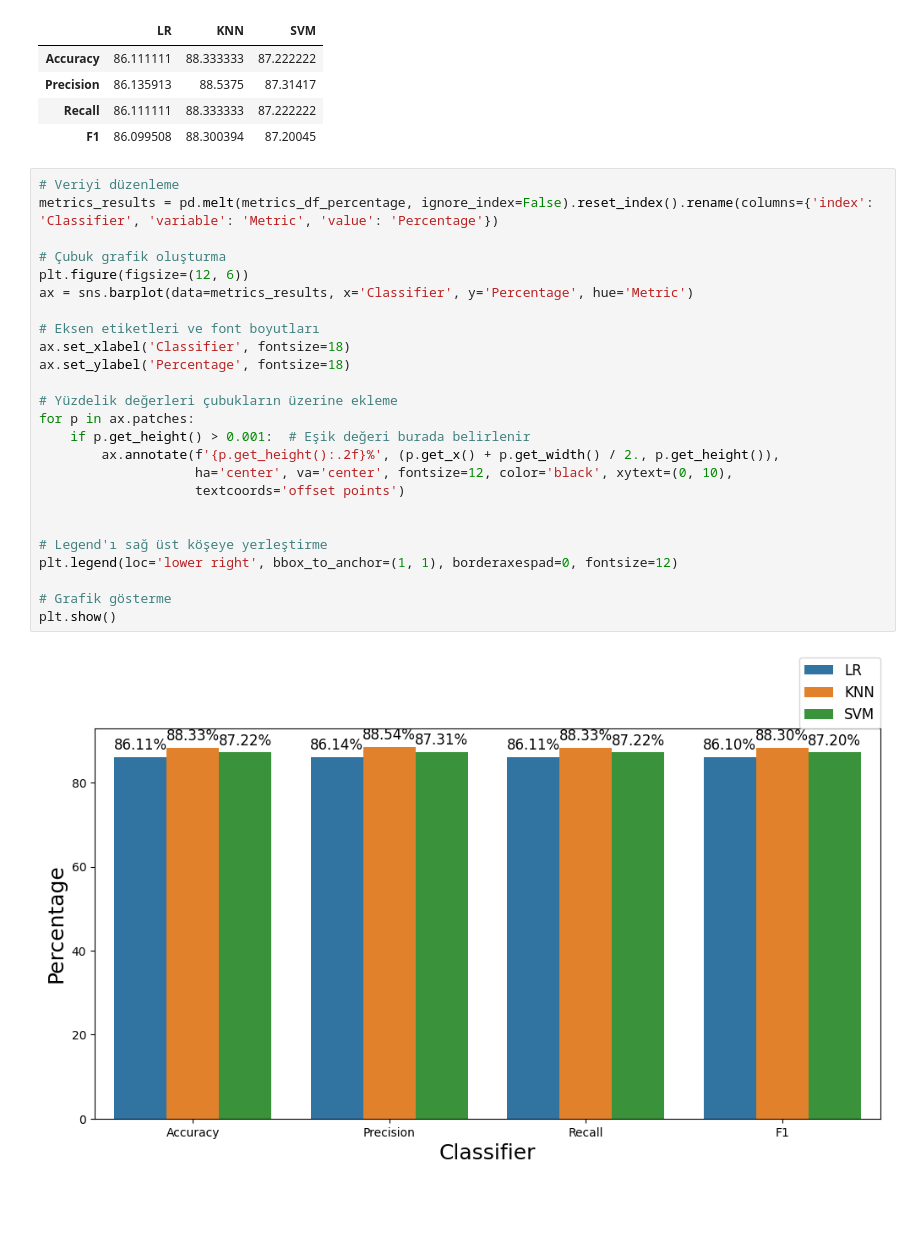
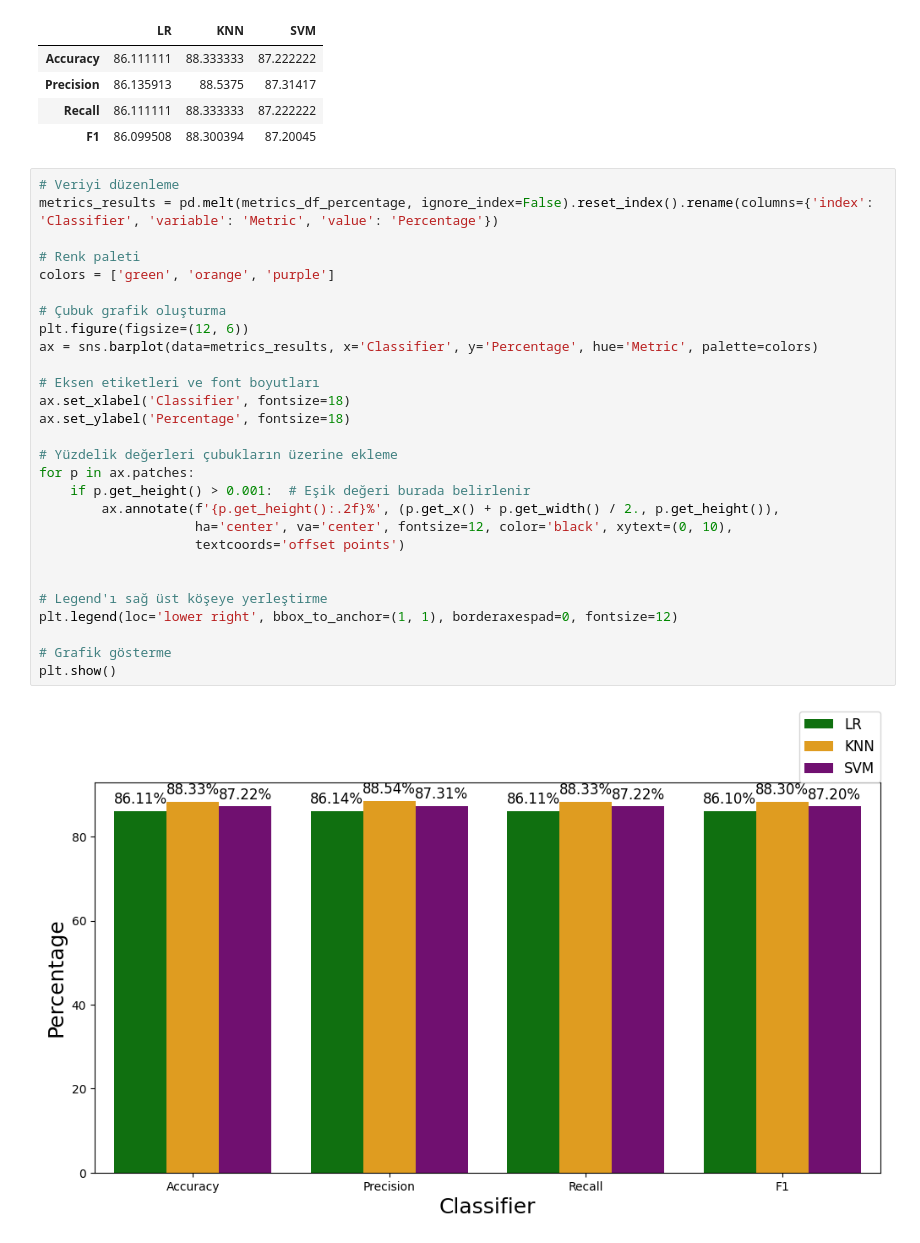
Before and after one commit to melsagin/raisin, a Jupyter notebook: analysis.ipynb, the cells around one changed output. Saved outputs shown, nothing was run; the diff lists cells and outputs as text; blank space fills up the shorter version.

```diff
--- a/analysis.ipynb
+++ b/analysis.ipynb
@@ -987,27 +987,30 @@ metrics_df_percentage
 # %%
 # Veriyi düzenleme
 metrics_results = pd.melt(metrics_df_percentage, ignore_index=False).reset_index().rename(columns={'index': 'Classifier', 'variable': 'Metric', 'value': 'Percentage'})
 
+# Renk paleti
+colors = ['green', 'orange', 'purple']
+
 # Çubuk grafik oluşturma
 plt.figure(figsize=(12, 6))
-ax = sns.barplot(data=metrics_results, x='Classifier', y='Percentage', hue='Metric')
+ax = sns.barplot(data=metrics_results, x='Classifier', y='Percentage', hue='Metric', palette=colors)
 
 # Eksen etiketleri ve font boyutları
 ax.set_xlabel('Classifier', fontsize=18)
 ax.set_ylabel('Percentage', fontsize=18)
 
 # Yüzdelik değerleri çubukların üzerine ekleme
 for p in ax.patches:
     if p.get_height() > 0.001:  # Eşik değeri burada belirlenir
         ax.annotate(f'{p.get_height():.2f}%', (p.get_x() + p.get_width() / 2., p.get_height()),
                     ha='center', va='center', fontsize=12, color='black', xytext=(0, 10),
                     textcoords='offset points')
 
 
 # Legend'ı sağ üst köşeye yerleştirme
 plt.legend(loc='lower right', bbox_to_anchor=(1, 1), borderaxespad=0, fontsize=12)
 
 # Grafik gösterme
 plt.show()
 # %% [output]
-[figure, old version]
+[figure, new version]
```
